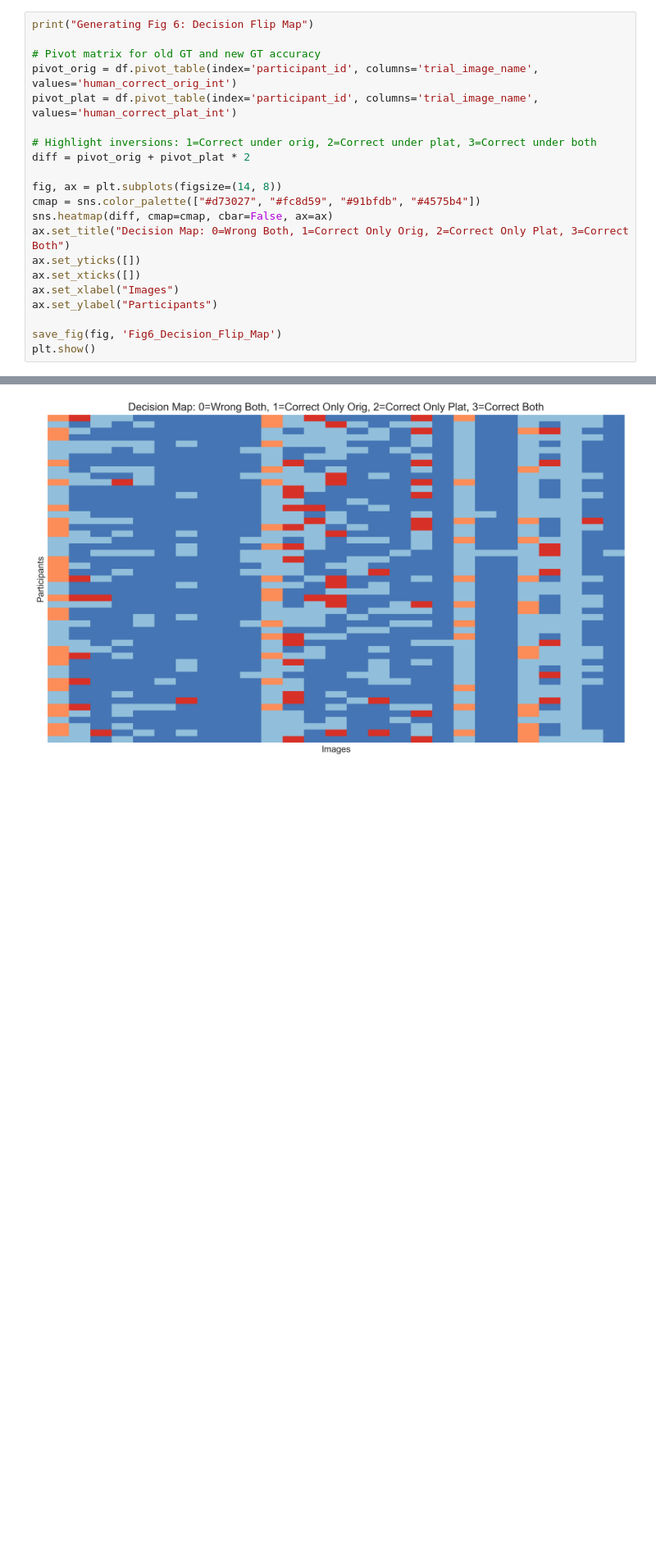
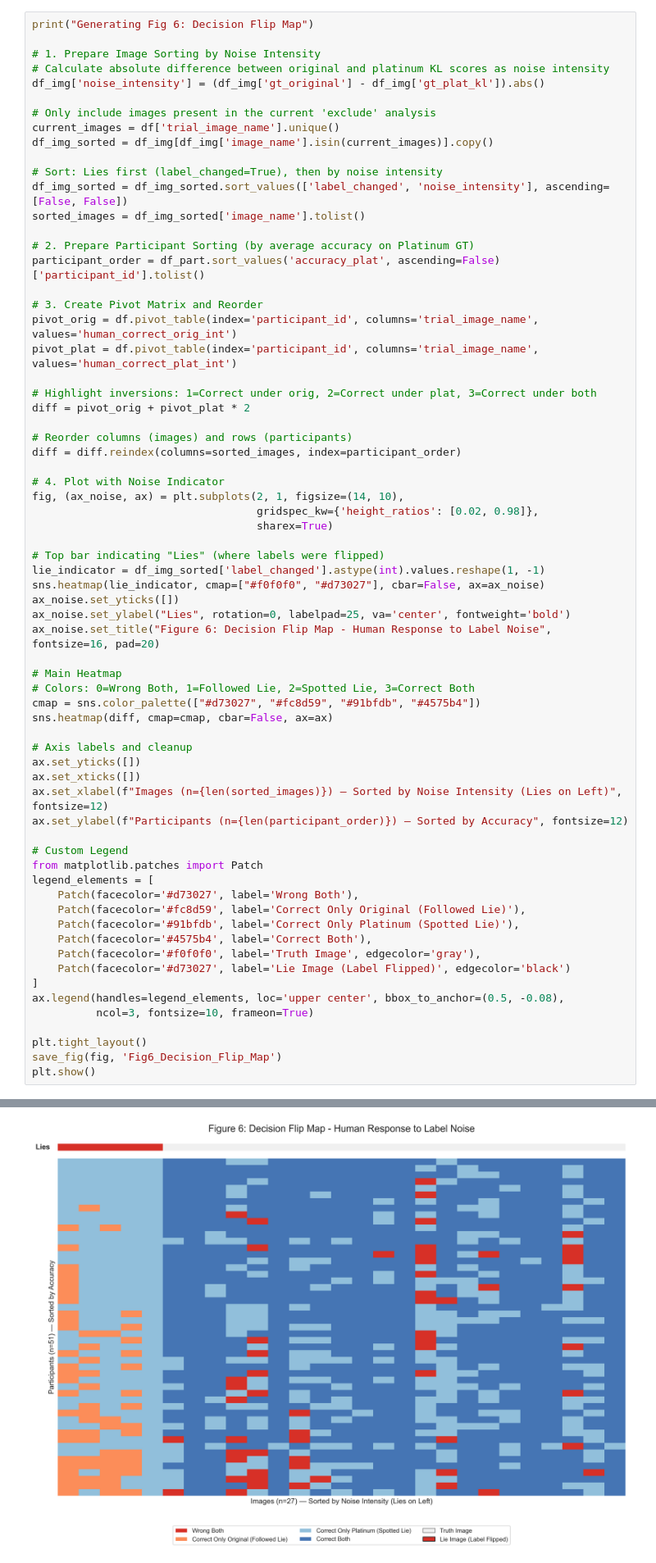
Before and after one commit to Rewoltor/PerCoTate, a Jupyter notebook: public/scripts/dataAnalysis/New analysis/NB5_figures.ipynb, the cells around one changed output, grey strips where cells are left out. Shown at 82% size. Drawn from its saved outputs; the diff is of its cells as text; blank space fills up the shorter version.

Commit message:
pre filestructure reorder

```diff
--- a/public/scripts/dataAnalysis/New analysis/NB5_figures.ipynb
+++ b/public/scripts/dataAnalysis/New analysis/NB5_figures.ipynb
@@ -220,27 +220,73 @@ Generating Fig 5: AI Confidence on Mislabeled Images
 # %%
 print("Generating Fig 6: Decision Flip Map")
 
-# Pivot matrix for old GT and new GT accuracy
+# 1. Prepare Image Sorting by Noise Intensity
+# Calculate absolute difference between original and platinum KL scores as noise intensity
+df_img['noise_intensity'] = (df_img['gt_original'] - df_img['gt_plat_kl']).abs()
+
+# Only include images present in the current 'exclude' analysis
+current_images = df['trial_image_name'].unique()
+df_img_sorted = df_img[df_img['image_name'].isin(current_images)].copy()
+
+# Sort: Lies first (label_changed=True), then by noise intensity
+df_img_sorted = df_img_sorted.sort_values(['label_changed', 'noise_intensity'], ascending=[False, False])
+sorted_images = df_img_sorted['image_name'].tolist()
+
+# 2. Prepare Participant Sorting (by average accuracy on Platinum GT)
+participant_order = df_part.sort_values('accuracy_plat', ascending=False)['participant_id'].tolist()
+
+# 3. Create Pivot Matrix and Reorder
 pivot_orig = df.pivot_table(index='participant_id', columns='trial_image_name', values='human_correct_orig_int')
 pivot_plat = df.pivot_table(index='participant_id', columns='trial_image_name', values='human_correct_plat_int')
 
 # Highlight inversions: 1=Correct under orig, 2=Correct under plat, 3=Correct under both
 diff = pivot_orig + pivot_plat * 2
 
-fig, ax = plt.subplots(figsize=(14, 8))
+# Reorder columns (images) and rows (participants)
+diff = diff.reindex(columns=sorted_images, index=participant_order)
+
+# 4. Plot with Noise Indicator
+fig, (ax_noise, ax) = plt.subplots(2, 1, figsize=(14, 10),
+                                   gridspec_kw={'height_ratios': [0.02, 0.98]},
+                                   sharex=True)
+
+# Top bar indicating "Lies" (where labels were flipped)
+lie_indicator = df_img_sorted['label_changed'].astype(int).values.reshape(1, -1)
+sns.heatmap(lie_indicator, cmap=["#f0f0f0", "#d73027"], cbar=False, ax=ax_noise)
+ax_noise.set_yticks([])
+ax_noise.set_ylabel("Lies", rotation=0, labelpad=25, va='center', fontweight='bold')
+ax_noise.set_title("Figure 6: Decision Flip Map - Human Response to Label Noise", fontsize=16, pad=20)
+
+# Main Heatmap
+# Colors: 0=Wrong Both, 1=Followed Lie, 2=Spotted Lie, 3=Correct Both
 cmap = sns.color_palette(["#d73027", "#fc8d59", "#91bfdb", "#4575b4"])
 sns.heatmap(diff, cmap=cmap, cbar=False, ax=ax)
-ax.set_title("Decision Map: 0=Wrong Both, 1=Correct Only Orig, 2=Correct Only Plat, 3=Correct Both")
+
+# Axis labels and cleanup
 ax.set_yticks([])
 ax.set_xticks([])
-ax.set_xlabel("Images")
-ax.set_ylabel("Participants")
+ax.set_xlabel(f"Images (n={len(sorted_images)}) — Sorted by Noise Intensity (Lies on Left)", fontsize=12)
+ax.set_ylabel(f"Participants (n={len(participant_order)}) — Sorted by Accuracy", fontsize=12)
 
+# Custom Legend
+from matplotlib.patches import Patch
+legend_elements = [
+    Patch(facecolor='#d73027', label='Wrong Both'),
+    Patch(facecolor='#fc8d59', label='Correct Only Original (Followed Lie)'),
+    Patch(facecolor='#91bfdb', label='Correct Only Platinum (Spotted Lie)'),
+    Patch(facecolor='#4575b4', label='Correct Both'),
+    Patch(facecolor='#f0f0f0', label='Truth Image', edgecolor='gray'),
+    Patch(facecolor='#d73027', label='Lie Image (Label Flipped)', edgecolor='black')
+]
+ax.legend(handles=legend_elements, loc='upper center', bbox_to_anchor=(0.5, -0.08),
+          ncol=3, fontsize=10, frameon=True)
+
+plt.tight_layout()
 save_fig(fig, 'Fig6_Decision_Flip_Map')
 plt.show()
 # %% [output]
 Generating Fig 6: Decision Flip Map
-[figure, old version]
+[figure, new version]
 # %% [markdown]
 ## Figure 7: Calibration Curves
 # %%
```
Also changed, not shown: parts of 1 cell of this notebook, 14 other files.
